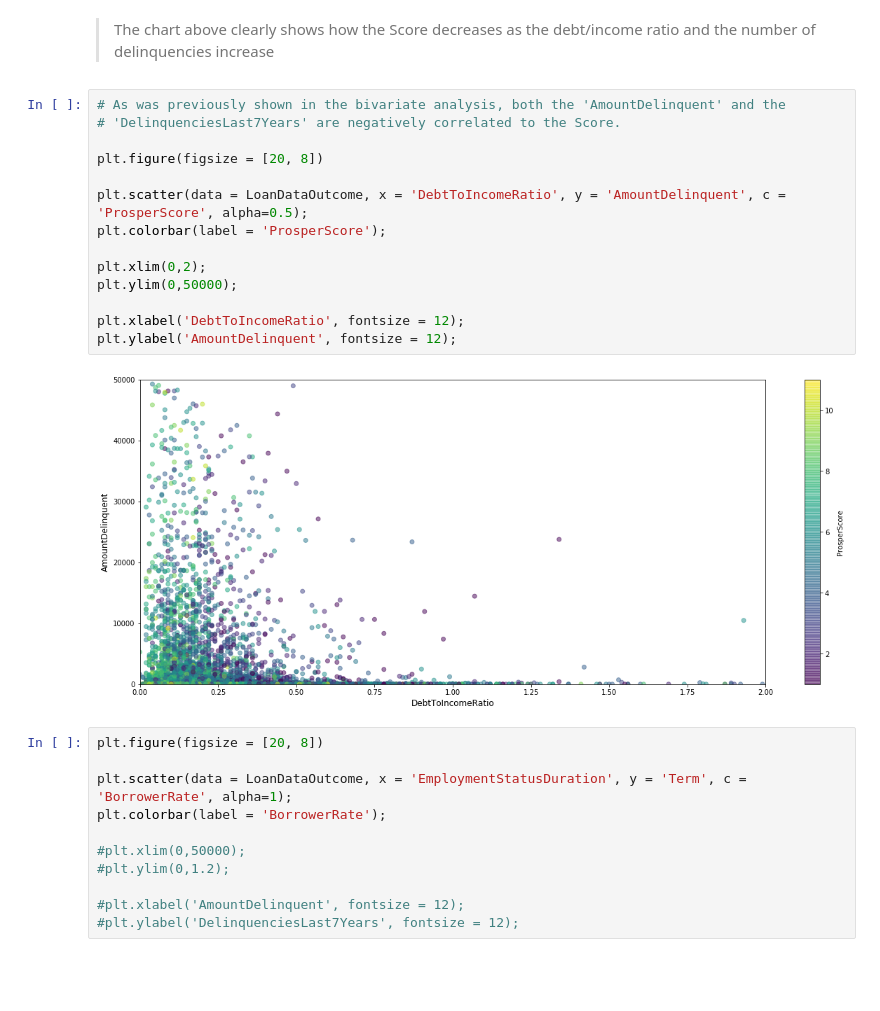
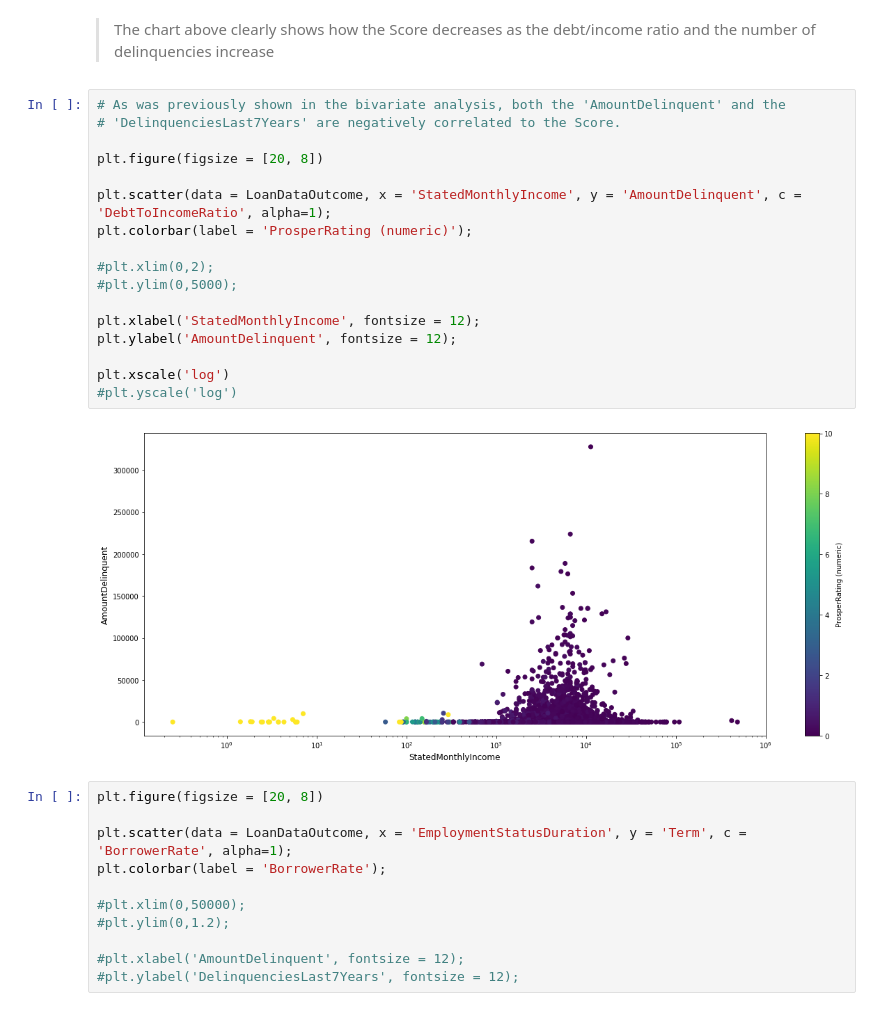
Before and after one commit to FedericoFin/ProsperLoan-Data-Visualization, a Jupyter notebook: Prosper Loan - Data Visualization.ipynb, the cells around one changed output. Saved outputs shown, nothing was run; the diff lists cells and outputs as text; blank space fills up the shorter version.

```diff
--- a/Prosper Loan - Data Visualization.ipynb
+++ b/Prosper Loan - Data Visualization.ipynb
@@ -1080,19 +1114,22 @@ plt.ylabel('DelinquenciesLast7Years', fontsize = 12);
 # %%
 # As was previously shown in the bivariate analysis, both the 'AmountDelinquent' and the
 # 'DelinquenciesLast7Years' are negatively correlated to the Score.
 
 plt.figure(figsize = [20, 8])
 
-plt.scatter(data = LoanDataOutcome, x = 'DebtToIncomeRatio', y = 'AmountDelinquent', c = 'ProsperScore', alpha=0.5);
-plt.colorbar(label = 'ProsperScore');
+plt.scatter(data = LoanDataOutcome, x = 'StatedMonthlyIncome', y = 'AmountDelinquent', c = 'DebtToIncomeRatio', alpha=1);
+plt.colorbar(label = 'ProsperRating (numeric)');
 
-plt.xlim(0,2);
-plt.ylim(0,50000);
+#plt.xlim(0,2);
+#plt.ylim(0,5000);
 
-plt.xlabel('DebtToIncomeRatio', fontsize = 12);
+plt.xlabel('StatedMonthlyIncome', fontsize = 12);
 plt.ylabel('AmountDelinquent', fontsize = 12);
+
+plt.xscale('log')
+#plt.yscale('log')
 # %% [output]
-[figure, old version]
+[figure, new version]
 # %%
 plt.figure(figsize = [20, 8])
 
```
Also changed, not shown: parts of 28 cells of this notebook.
